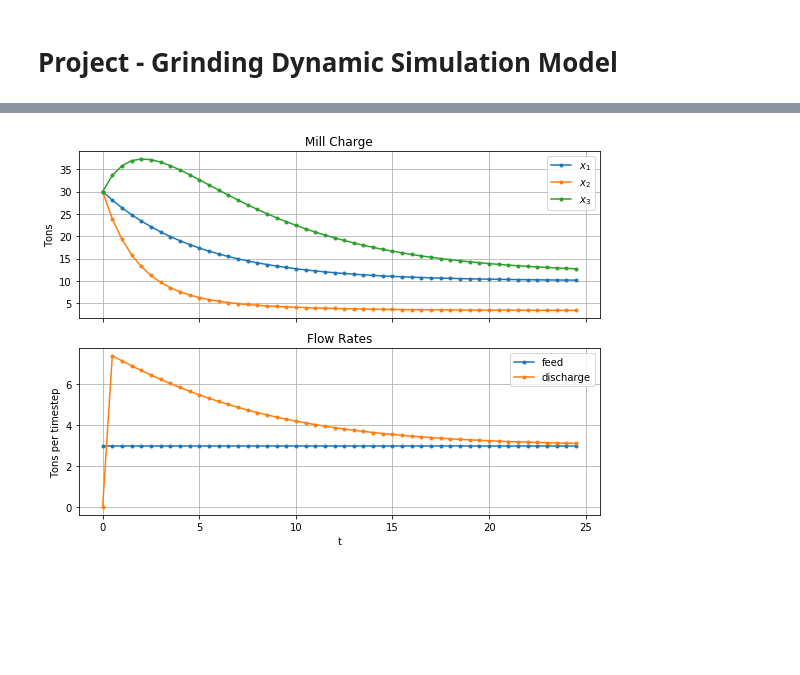
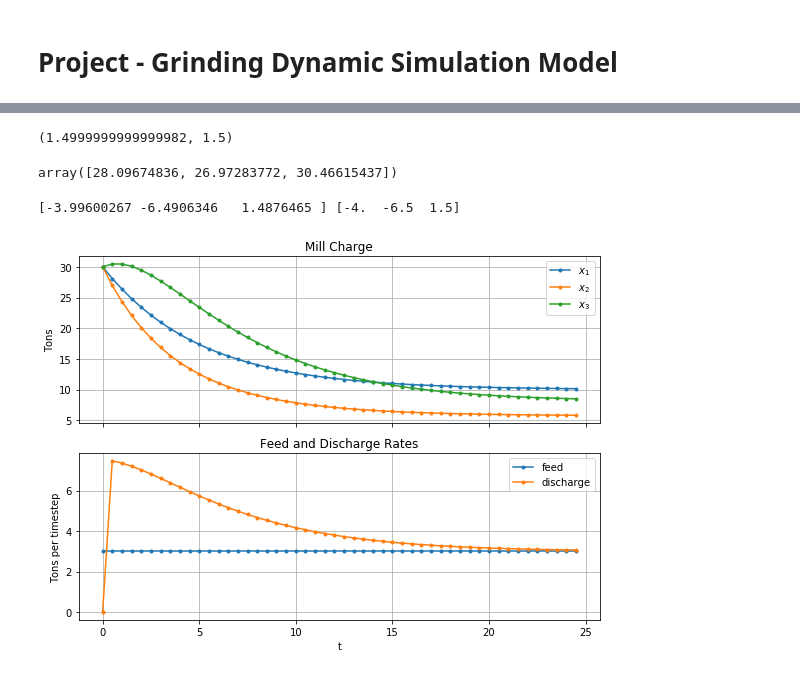
Before and after one commit to billtubbs/mech-575, a Jupyter notebook: code/python/project-grinding-dynamic-simulation-model.ipynb, the cells around one changed output, grey strips where cells are left out. Drawn from its saved outputs; the diff is of its cells as text; code cells hidden in the pictures; blank space fills up the shorter version.

Commit message:
Fixed dxdt calc

```diff
--- a/code/python/project-grinding-dynamic-simulation-model.ipynb
+++ b/code/python/project-grinding-dynamic-simulation-model.ipynb
@@ -11,5 +13,5 @@ from scipy.integrate import solve_ivp
 # %%
-def dxdt(t, x, feed, r, b_matrix, d):
+def f_dxdt(t, x, feed, r, b_matrix, d):
     """Ordinary differential equations describing the rate of change of
     mill charge in each size fraction.  This is the 'General Grinding
     Model' described in Molycop Tools spreadsheet (Eq. 3).  Note, t is
@@ -25,7 +27,8 @@ def dxdt(t, x, feed, r, b_matrix, d):
         b_matrix (array): Breakage matrix (appearance functions).
         d (array): Discharge grate efficiencies.
     """
-    return feed + r*(b_matrix - np.diag(d + 1)) @ x
+    A = r*(b_matrix - np.eye(b_matrix.shape[0])) - np.diag(d)
+    return feed + A @ x
 # %%
 def solve(t, x0, dxdt, timestep_size, args, method='Radau'):
     """Estimates x at time t + timestep by starting at x0 and
@@ -51,13 +56,18 @@ def solve(t, x0, dxdt, timestep_size, args, method='Radau'):
 # %%
 # Calculation example with 3 size intervals
 
-feed = np.array([ 2,  1,  0]).T
+# Feed rates
+feed = np.array([ 2,  1,  0])
 
-# Discharge grate efficiencies
-d = np.array([  0, 0.5, 1.0]).T
+# Discharge rate function
+d_max = 0.2  # Transport to grate
+c = np.array([  0, 0.5, 1.0])  # Grate classification function
+d = d_max * c
 
 # Breakage rates
-r = np.array([0.2, 0.4, 0.1]).T
+r = np.array([0.2, 0.25, 0.1])
+
+assert all((r + d) <= 1)
 
 # Initial charge
 x0 = np.array([30, 30, 30])
@@ -69,6 +79,9 @@ b_matrix = np.array([
     [0.5, 1.0,   0]
 ])
 
-t = 0
-timestep_size = 0.5
-solve(t, x0, dxdt, timestep_size, args=[feed, r, b_matrix, d])
+assert all(sum(b_matrix)[:-1] == 1)
+
+n_sizes = x0.shape[0]
+assert feed.shape == (n_sizes, )
+assert d.shape == (n_sizes, )
+assert r.shape == (n_sizes, )
@@ -77,36 +116,75 @@ array([28.09674836, 23.90858247, 33.61877618])
+# %%
+# Rate of change of charge - size 3
+dxdt3_true = (feed[2]
+    + breakage[0] * b_matrix[2, 0]
+    + breakage[1] * b_matrix[2, 1]
+    - breakage[2]
+    - discharge[2]
+)
+assert np.isclose(dxdt[2], dxdt3_true)
+dxdt[2], dxdt3_true
+# %% [output]
+(1.4999999999999982, 1.5)
+# %%
+# Test solver
+t = 0
+timestep_size = 0.5
+x1 = solve(t, x0, f_dxdt, timestep_size, args=[feed, r, b_matrix, d])
+x1
+# %% [output]
+array([28.09674836, 26.97283772, 30.46615437])
+# %%
+# Test solution with difference estimates
+t = 0
+timestep_size = 0.01  # Small timestep
+x1 = solve(t, x0, f_dxdt, timestep_size, args=[feed, r, b_matrix, d])
+dxdt_est = (x1 - x0) / timestep_size
+dxdt_true = f_dxdt(t, x0, feed, r, b_matrix, d)
+
+assert np.isclose(dxdt_est, dxdt_true, atol=0.05).all()
+
+print(dxdt_est, dxdt_true)
+# %% [output]
+[-3.99600267 -6.4906346   1.4876465 ] [-4.  -6.5  1.5]
 # %%
-# Simulate over time (with constant feed)
+# Simulate over time
 nt = 50
-x = np.zeros((nt, 3))
+timestep_size = 0.5
+
+# Constant feedrate
 feed_rates = np.repeat(feed.reshape(1,-1), nt, axis=0)
-discharge_rates = np.zeros((nt, 3))
+
+# Initialize variables
+x = np.zeros((nt, n_sizes))
+discharge_rates = np.zeros((nt, n_sizes))
 x[0] = x0
+
 t = np.arange(nt) * timestep_size
 for k in range(1, nt):
     feed = feed_rates[k]
-    x[k, :] = solve(t[k], x[k-1], dxdt, timestep_size, args=[feed, r, b_matrix, d])
+    x[k, :] = solve(t[k], x[k-1], f_dxdt, timestep_size, args=[feed, r, b_matrix, d])
     discharge_rates[k] = feed + x[k-1] - x[k]
 # %%
 fig, axes = plt.subplots(2, 1, figsize=(8,6), sharex=True)
 
 ax = axes[0]
 for i in range(3):
     ax.plot(t, x[:,i], '.-', label=f'$x_{i+1}$')
 ax.set_title('Mill Charge')
 ax.set_ylabel('Tons')
 ax.grid()
 ax.legend()
 
 ax = axes[1]
 ax.plot(t, feed_rates.sum(axis=1), '.-', label='feed')
 ax.plot(t, discharge_rates.sum(axis=1), '.-', label='discharge')
-ax.set_title('Flow Rates')
+ax.set_title('Feed and Discharge Rates')
 ax.set_xlabel('t')
 ax.set_ylabel('Tons per timestep')
 ax.grid()
 ax.legend()
 
 plt.tight_layout()
 plt.show()
 # %% [output]
-[figure, old version]
+[figure, new version]
```
Also changed, not shown: parts of 7 cells of this notebook.
